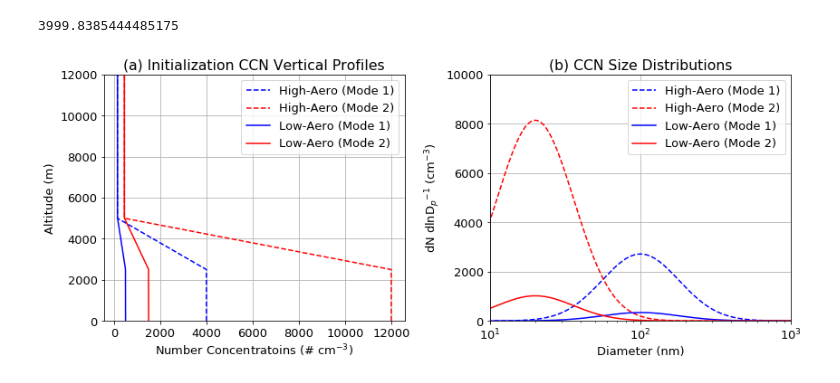
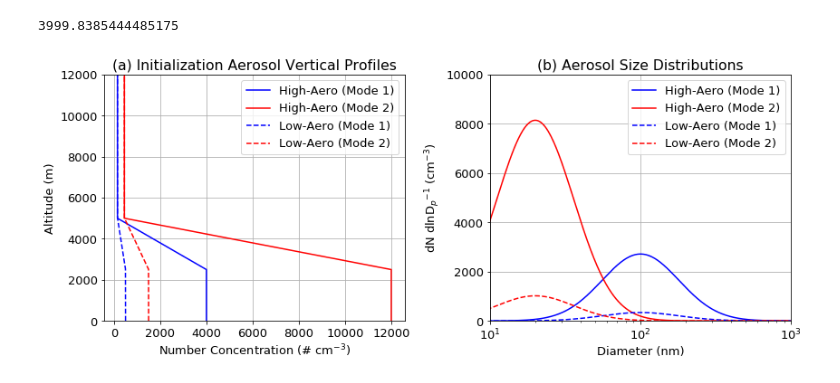
Before and after one commit to pjmarinescu/ACPC_MIP_BAMS, a Jupyter notebook: Aerosol_initialization.py.ipynb, the cells around one changed output. Saved outputs shown, nothing was run; the diff lists cells and outputs as text; code cells hidden in the pictures.

Commit message:
Add OLR Plot to repo / typo in aerosol plot

```diff
--- a/Aerosol_initialization.py.ipynb
+++ b/Aerosol_initialization.py.ipynb
@@ -99,36 +99,36 @@ np.sum(aeromode[casen,j]*dlnDP_mids)
 3999.8385444485175
 # %%
 clrs = ['blue','red']
-lss = ['--','-']
+lss = ['-','--']
 
 plt.rcParams.update({'font.size': 13})
 fig,ax = plt.subplots(1,2,figsize=[12,5])
 # Plot Aerosol Profiles
 for i in np.arange(0,2): # Loop through cases
     for j in np.arange(0,2): # Loop through modes
         casen = cases[i]
         ax[0].plot(aeroprof[casen,j],alt_arr,c=clrs[j],ls=lss[i],label=casen.capitalize()+'-Aero (Mode '+str(j+1)+')')
 ax[0].set_ylabel('Altitude (m)')
 ax[0].set_ylim([0,12000])
-ax[0].set_xlabel('Number Concentratoins (# cm$^{-3}$)')
-ax[0].set_title('(a) Initialization CCN Vertical Profiles')
+ax[0].set_xlabel('Number Concentration (# cm$^{-3}$)')
+ax[0].set_title('(a) Initialization Aerosol Vertical Profiles')
 ax[0].grid()
 ax[0].legend()
 
 # Plot Lognormal Size Distributions
 for i in np.arange(0,2): # Loop through cases
     for j in np.arange(0,2): # Loop through modes
         casen = cases[i]
         ax[1].plot(diams,aeromode[casen,j],c=clrs[j],ls=lss[i],label=casen.capitalize()+'-Aero (Mode '+str(j+1)+')')
 
 ax[1].set_ylabel('dN dlnD$_p$$^{-1}$ (cm$^{-3}$)')
 ax[1].set_ylim([0,10000])
 ax[1].set_xscale('log')
 ax[1].set_xlim([10,1000])
 ax[1].set_xlabel('Diameter (nm)')
-ax[1].set_title('(b) CCN Size Distributions')
+ax[1].set_title('(b) Aerosol Size Distributions')
 ax[1].legend()
 ax[1].grid()
 plt.tight_layout()
 # %% [output]
-[figure, old version]
+[figure, new version]
```
Also changed, not shown: 1 other file.
